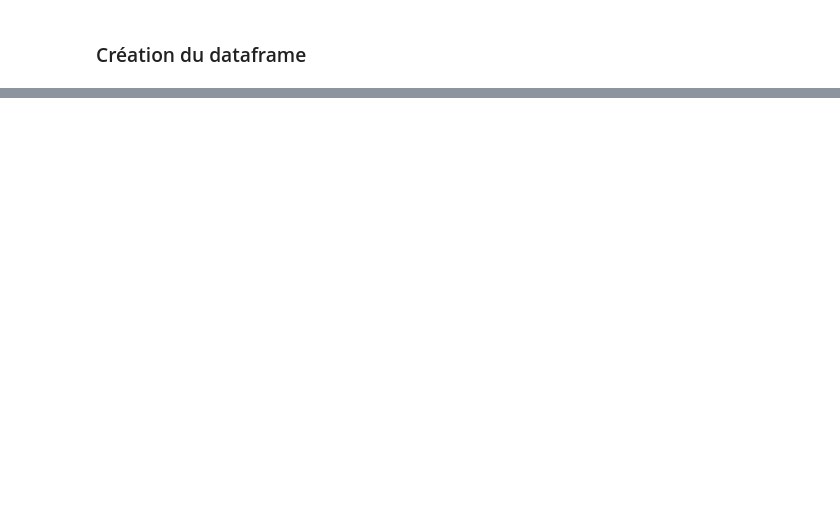
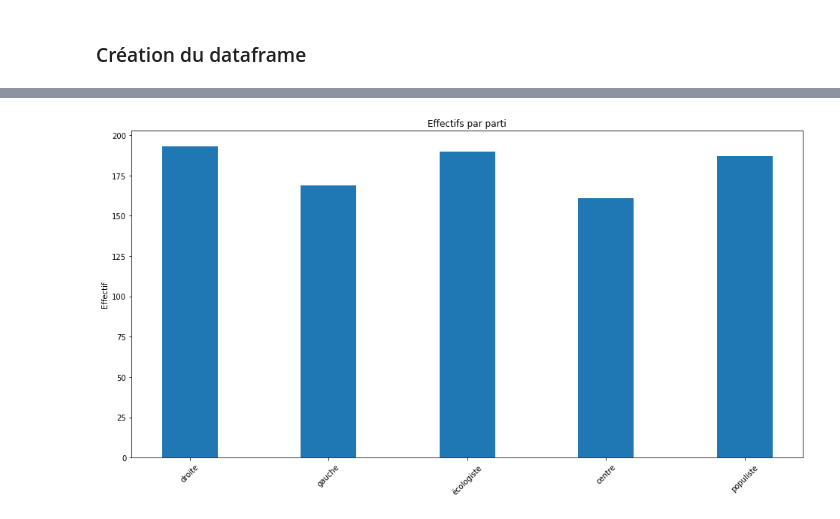
Before and after one commit to Vilgefor/histoire_numerique_methodes, a Jupyter notebook: statistiques_descriptives/elements_statistiques_descriptives.ipynb, the cells around one changed output, grey strips where cells are left out. Saved outputs shown, nothing was run; the diff lists cells and outputs as text; code cells hidden in the pictures; blank space fills up the shorter version.

```diff
--- a/statistiques_descriptives/elements_statistiques_descriptives.ipynb
+++ b/statistiques_descriptives/elements_statistiques_descriptives.ipynb
@@ -97,0 +130,3 @@ observations.to_csv(path)
+# %%
+# obs = observations_mod
+obs = observations # 900
@@ -97,0 +146,5 @@ observations.to_csv(path)
+# %%
+### Regrouper et compter
+gb_parti = obs.groupby('parti').size()
+sgb_parti = gb_parti.sort_values(ascending = True)
+sgb_parti
@@ -97,0 +159,4 @@ observations.to_csv(path)
+# %%
+df_partis = pd.DataFrame(sgb_parti)
+df_partis.reset_index(inplace=True)
+df_partis
@@ -97,0 +170,5 @@ observations.to_csv(path)
+# %%
+df_partis.columns = ['parti','effectif']
+df_partis['code_parti'] = [4,2,5,3,1]
+# df_partis.reset_index('parti').set_index('code_parti')
+df_partis
@@ -97,0 +182,24 @@ observations.to_csv(path)
+# %%
+# Distribution par parti
+
+objects = [l for l in df_partis['parti']]
+eff = [l for l in df_partis['effectif']]
+
+objects = [l for l in df_partis.sort_values('code_parti')['parti']]
+eff = [l for l in df_partis.sort_values('code_parti')['effectif']]
+
+
+
+p1 = plt.bar(objects, eff, width=0.4)
+
+#plt.xticks(l5Years)
+plt.ylabel('Effectif')
+plt.title('Effectifs par parti')
+plt.gcf().set_size_inches(16, 8)
+#plt.gca().axes.get_xaxis().set_visible(False)
+# supported formats: eps, pdf, pgf, png, ps, raw, rgba, svg, svgz
+#plt.savefig('exported_pictures/effectifs_naissances_par_annee.png', dpi=100, bbox_inches = "tight") #pdf, svg
+plt.xticks(rotation=45)
+plt.show()
+# %% [output]
+[figure, added]
```
Also changed, not shown: parts of 29 cells of this notebook, 2 other files.
